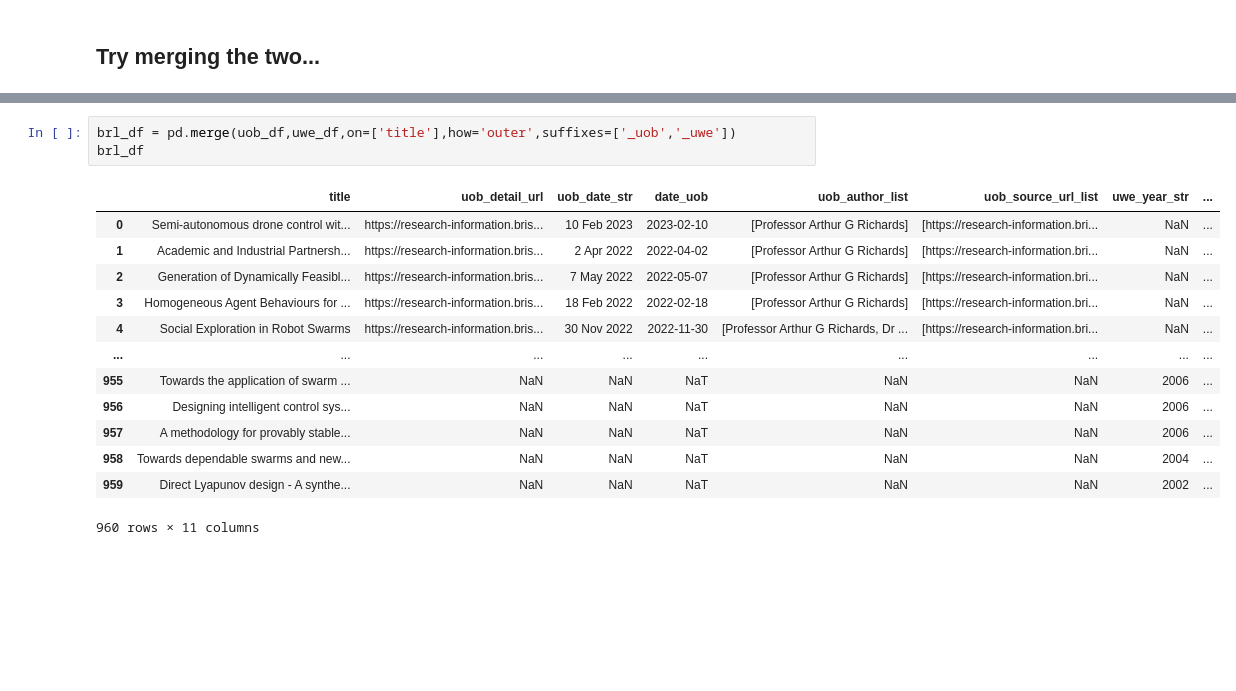
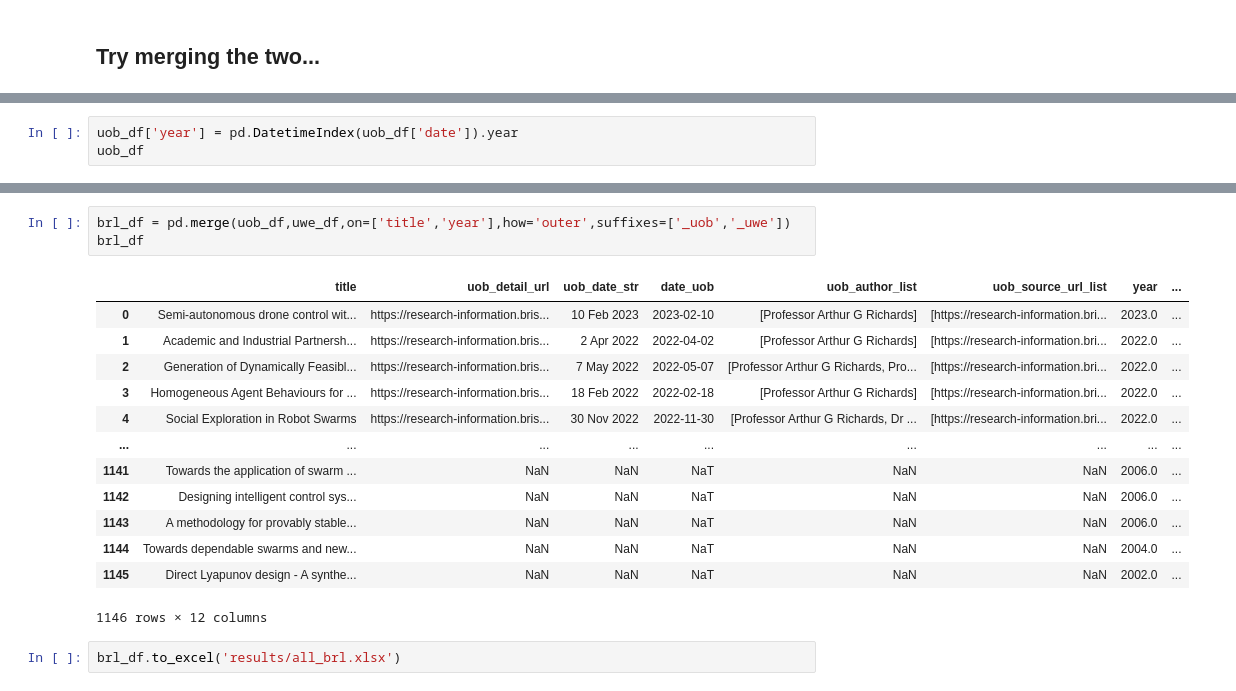
Before and after one commit to arthurrichards77/publication_scraping, a Jupyter notebook: merge_database.ipynb, the cells around one changed output, grey strips where cells are left out. Cells and saved outputs as stored; diff of their text form; blank space fills up the shorter version.

Commit message:
Updates.  Added a few names.  Now with a little analysis after the merger.

```diff
--- a/merge_database.ipynb
+++ b/merge_database.ipynb
@@ -162,0 +176,3 @@ KeyError: "['index', 'uwe_author', 'source_url', 'Unnamed: 0'] not found in axis
+# %%
+uob_df['year'] = pd.DatetimeIndex(uob_df['date']).year
+uob_df
@@ -163,17 +193,19 @@ KeyError: "['index', 'uwe_author', 'source_url', 'Unnamed: 0'] not found in axis
 # %%
-brl_df = pd.merge(uob_df,uwe_df,on=['title'],how='outer',suffixes=['_uob','_uwe'])
+brl_df = pd.merge(uob_df,uwe_df,on=['title','year'],how='outer',suffixes=['_uob','_uwe'])
 brl_df
 # %% [output]
-|  | title | uob_detail_url | uob_date_str | date_uob | uob_author_list | uob_source_url_list | uwe_year_str | ... |
-| 0 | Semi-autonomous drone control wit... | https://research-information.bris... | 10 Feb 2023 | 2023-02-10 | [Professor Arthur G Richards] | [https://research-information.bri... | NaN | ... |
-| 1 | Academic and Industrial Partnersh... | https://research-information.bris... | 2 Apr 2022 | 2022-04-02 | [Professor Arthur G Richards] | [https://research-information.bri... | NaN | ... |
-| 2 | Generation of Dynamically Feasibl... | https://research-information.bris... | 7 May 2022 | 2022-05-07 | [Professor Arthur G Richards] | [https://research-information.bri... | NaN | ... |
-| 3 | Homogeneous Agent Behaviours for ... | https://research-information.bris... | 18 Feb 2022 | 2022-02-18 | [Professor Arthur G Richards] | [https://research-information.bri... | NaN | ... |
-| 4 | Social Exploration in Robot Swarms | https://research-information.bris... | 30 Nov 2022 | 2022-11-30 | [Professor Arthur G Richards, Dr ... | [https://research-information.bri... | NaN | ... |
+|  | title | uob_detail_url | uob_date_str | date_uob | uob_author_list | uob_source_url_list | year | ... |
+| 0 | Semi-autonomous drone control wit... | https://research-information.bris... | 10 Feb 2023 | 2023-02-10 | [Professor Arthur G Richards] | [https://research-information.bri... | 2023.0 | ... |
+| 1 | Academic and Industrial Partnersh... | https://research-information.bris... | 2 Apr 2022 | 2022-04-02 | [Professor Arthur G Richards] | [https://research-information.bri... | 2022.0 | ... |
+| 2 | Generation of Dynamically Feasibl... | https://research-information.bris... | 7 May 2022 | 2022-05-07 | [Professor Arthur G Richards, Pro... | [https://research-information.bri... | 2022.0 | ... |
+| 3 | Homogeneous Agent Behaviours for ... | https://research-information.bris... | 18 Feb 2022 | 2022-02-18 | [Professor Arthur G Richards] | [https://research-information.bri... | 2022.0 | ... |
+| 4 | Social Exploration in Robot Swarms | https://research-information.bris... | 30 Nov 2022 | 2022-11-30 | [Professor Arthur G Richards, Dr ... | [https://research-information.bri... | 2022.0 | ... |
 | ... | ... | ... | ... | ... | ... | ... | ... | ... |
-| 955 | Towards the application of swarm ... | NaN | NaN | NaT | NaN | NaN | 2006 | ... |
-| 956 | Designing intelligent control sys... | NaN | NaN | NaT | NaN | NaN | 2006 | ... |
-| 957 | A methodology for provably stable... | NaN | NaN | NaT | NaN | NaN | 2006 | ... |
-| 958 | Towards dependable swarms and new... | NaN | NaN | NaT | NaN | NaN | 2004 | ... |
-| 959 | Direct Lyapunov design - A synthe... | NaN | NaN | NaT | NaN | NaN | 2002 | ... |
+| 1141 | Towards the application of swarm ... | NaN | NaN | NaT | NaN | NaN | 2006.0 | ... |
+| 1142 | Designing intelligent control sys... | NaN | NaN | NaT | NaN | NaN | 2006.0 | ... |
+| 1143 | A methodology for provably stable... | NaN | NaN | NaT | NaN | NaN | 2006.0 | ... |
+| 1144 | Towards dependable swarms and new... | NaN | NaN | NaT | NaN | NaN | 2004.0 | ... |
+| 1145 | Direct Lyapunov design - A synthe... | NaN | NaN | NaT | NaN | NaN | 2002.0 | ... |
-960 rows × 11 columns
+1146 rows × 12 columns
+# %%
+brl_df.to_excel('results/all_brl.xlsx')
```
Also changed, not shown: parts of 7 cells of this notebook, 2 other files.
